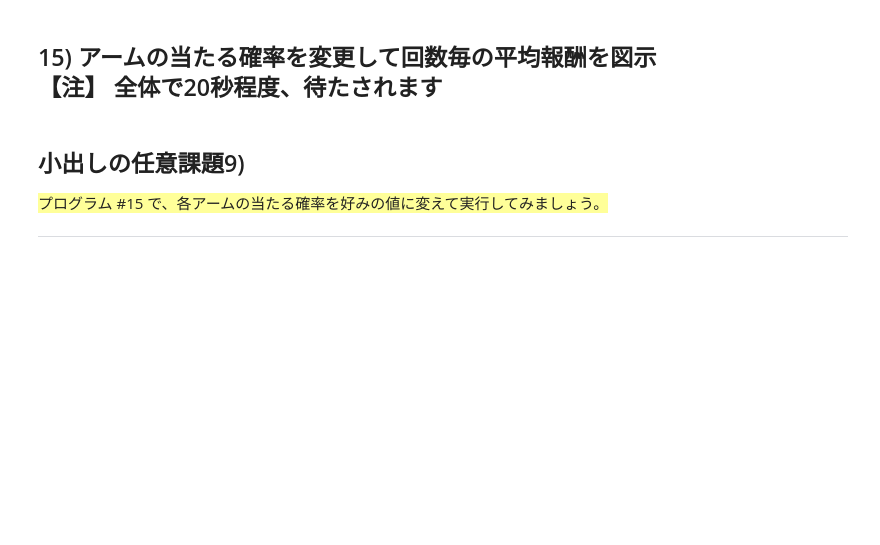
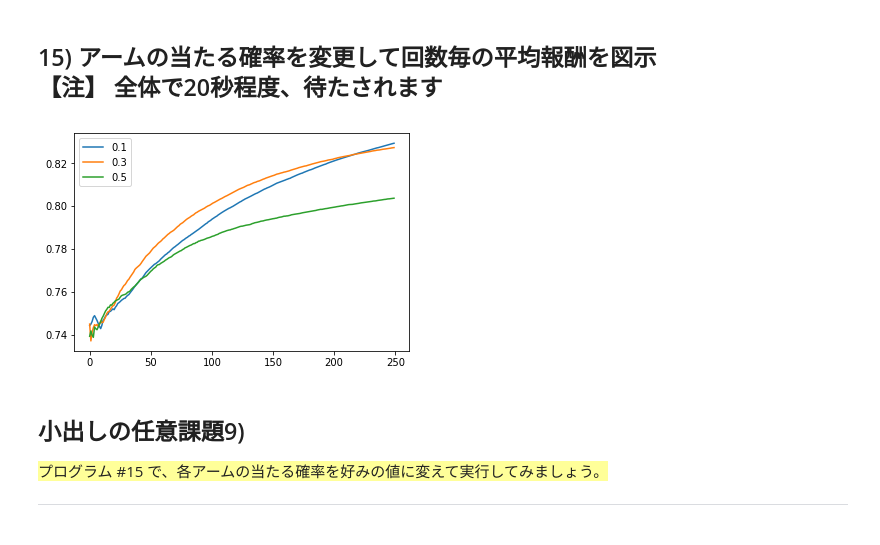
Before and after one commit to Naoya-Yasuda/Cyber_U, a Jupyter notebook: 14_Bandit2.ipynb, the cells around one changed output. Saved outputs shown, nothing was run; the diff lists cells and outputs as text; code cells hidden in the pictures; blank space fills up the shorter version.

```diff
--- a/14_Bandit2.ipynb
+++ b/14_Bandit2.ipynb
@@ -276,21 +338,23 @@ plt.show()
 # %% [markdown]
 ## 15) アームの当たる確率を変更して回数毎の平均報酬を図示<br />【注】 全体で20秒程度、待たされます
 # %%
-アーム1=アーム(0.6)
-アーム2=アーム(0.6)
-アーム3=アーム(0.6)
-アーム4=アーム(0.6)
+アーム1=アーム(0.7)
+アーム2=アーム(0.7)
+アーム3=アーム(0.7)
+アーム4=アーム(0.7)
 アーム5=アーム(0.9)
 アームの配列=[アーム1,アーム2,アーム3,アーム4,アーム5]
 
 εグリーディ法でシミュレーション(アームの配列,一回のシミュレーションで引く回数,シミュレーションの回数,0.1)
 回数毎の平均報酬をプロット(0.1,一回のシミュレーションで引く回数)
 εグリーディ法でシミュレーション(アームの配列,一回のシミュレーションで引く回数,シミュレーションの回数,0.3)
 回数毎の平均報酬をプロット(0.3,一回のシミュレーションで引く回数)
 εグリーディ法でシミュレーション(アームの配列,一回のシミュレーションで引く回数,シミュレーションの回数,0.5)
 回数毎の平均報酬をプロット(0.5,一回のシミュレーションで引く回数)
 plt.legend(loc='best')
 plt.show()
+# %% [output]
+[figure, added]
 # %% [markdown]
 ## 小出しの任意課題9)
 <span style="background-color:#FFFF99">プログラム #15 で、各アームの当たる確率を好みの値に変えて実行してみましょう。</span><hr />
```
Also changed, not shown: parts of 13 cells of this notebook, 3 other files.
